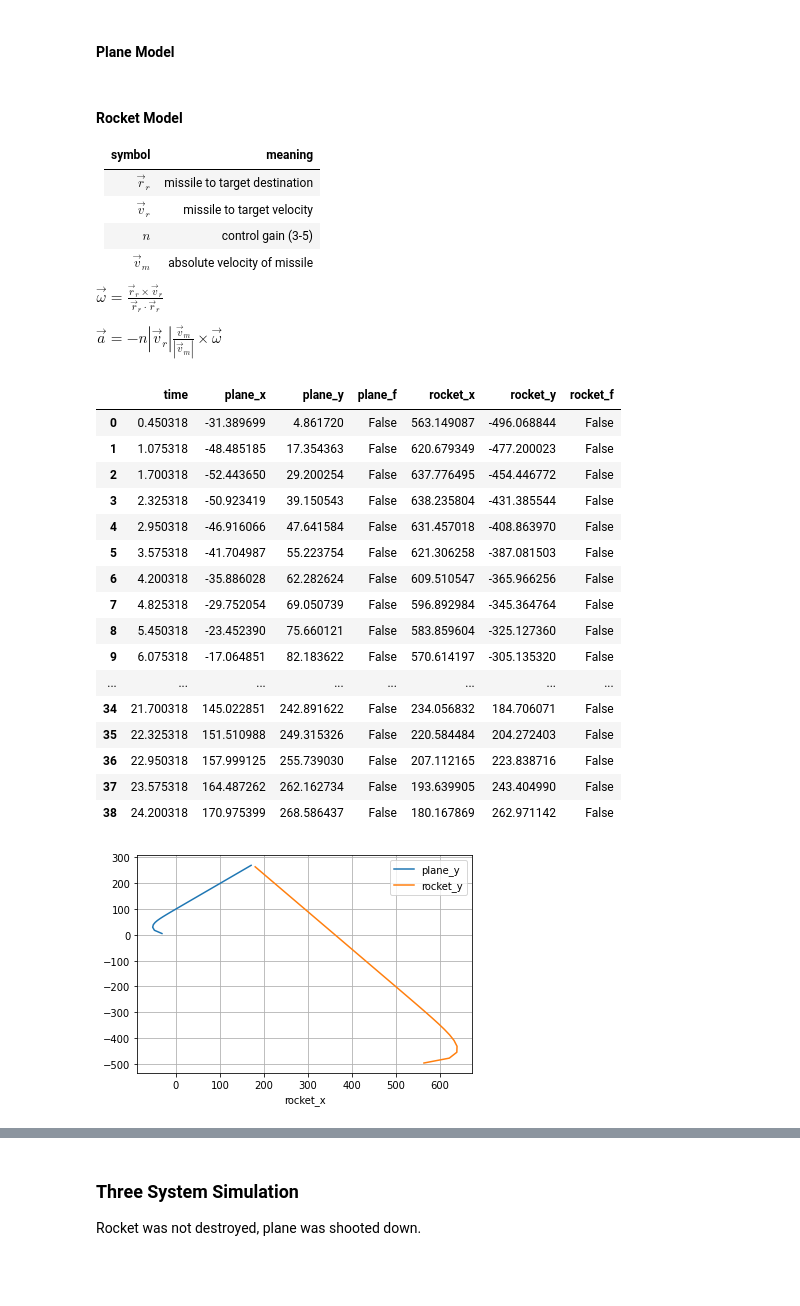
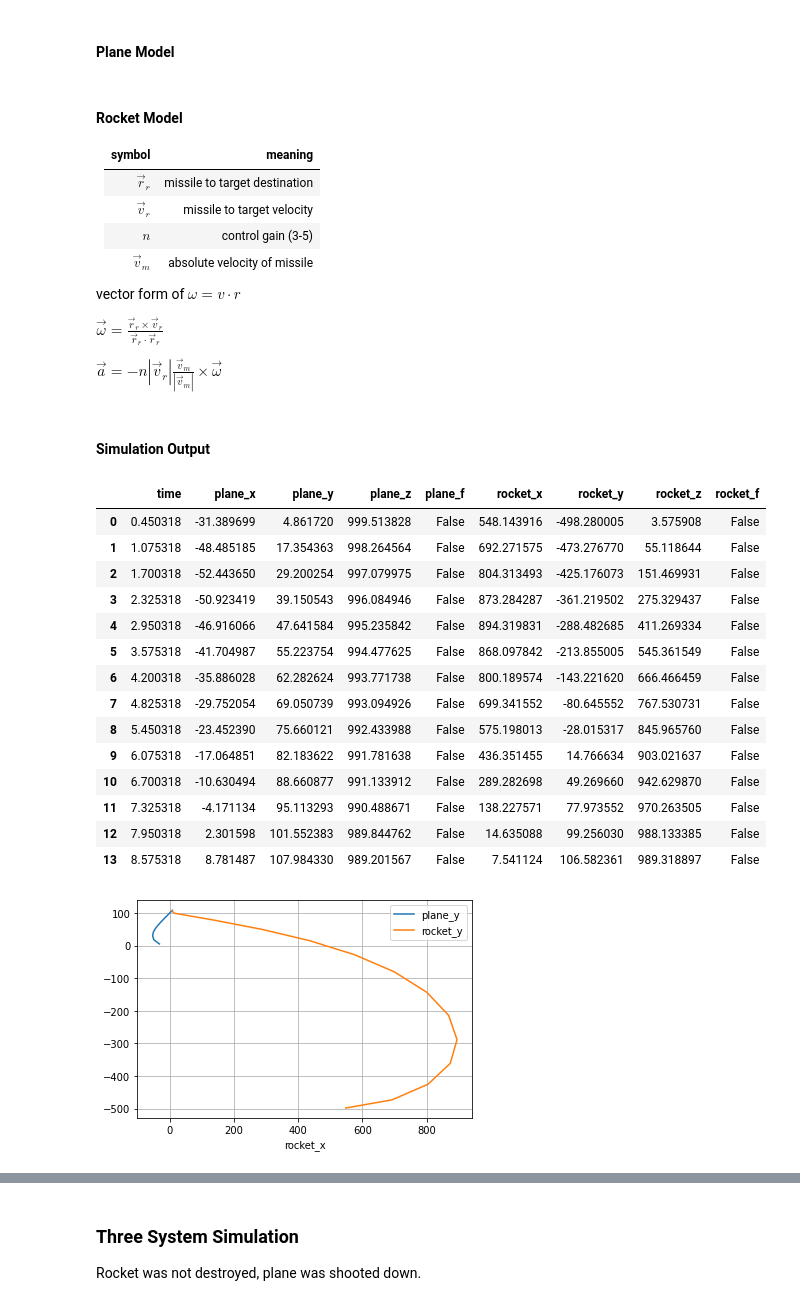
Before and after one commit to hrbolek/learning, a Jupyter notebook: operanalyst/simulation.ipynb, the cells around one changed output, grey strips where cells are left out. Cells and saved outputs as stored; diff of their text form; code cells hidden in the pictures; blank space fills up the shorter version.

```diff
--- a/operanalyst/simulation.ipynb
+++ b/operanalyst/simulation.ipynb
@@ -244,34 +244,37 @@ def createPlaneModel(input):
 | $n$ | control gain (3-5)|
 |$\vec v_m$| absolute velocity of missile |
 
+
+vector form of $\omega = v \cdot r$
+
 $\vec \omega = \frac {\vec r_r \times \vec v_r }{ \vec r_r \cdot \vec r_r }$
 
 $\vec a = -n|\vec v_r|\frac{\vec v_m}{|\vec v_m|} \times \vec \omega$
 # %%
-def createRocketModel01(rocketSystem, systemToDestroy, n = 3):
+def createRocketModel(rocketSystem, systemToDestroy, n = 3):
   localData = {'rocket': rocketSystem, 'target': systemToDestroy}
   def rocketModel(time, state):
     if localData['rocket']()['finished']:
       return [0, 0, 0, 0, 0, 0]
 
     currentInput = localData['target']()['result']['y']
-    #print('currentInput', currentInput)
+
+    currentPosition = np.array(state[3:])
     currentVelocity = np.array(state[:3])
+
+    targetPosition = np.array(currentInput[3:])
     targetVelocity  = np.array(currentInput[:3])
     currentVelocityAbs = np.linalg.norm(currentVelocity) # abs of vector
 
-    currentPosition = np.array(state[3:])
-    targetPosition = np.array(currentInput[3:])
+    positionR = targetPosition - currentPosition
+    positionRAbs = np.linalg.norm(positionR) # abs of vector
+    velocityR = targetVelocity - currentVelocity
+    velocityRAbs = np.linalg.norm(velocityR) # abs of vector
 
-    velocityR = targetVelocity - currentVelocity
-    positionR = targetPosition - currentPosition
+    omega = 1 / positionRAbs / positionRAbs * np.cross(positionR, velocityR)
 
-    velocityRAbs = np.linalg.norm(velocityR) # abs of vector
-    positionRAbs = np.linalg.norm(positionR) # abs of vector
-
-    omega = 1 / velocityRAbs / velocityRAbs * np.cross(positionR, velocityR)
-    neededAcceleration = -n * velocityRAbs / positionRAbs * \
-      np.cross(positionR, omega)
+    neededAcceleration = -n * velocityRAbs / currentVelocityAbs * \
+      np.cross(currentVelocity, omega)
     result = [*neededAcceleration, *currentVelocity]
 
     if positionRAbs < 1e0: # too close to target, eg. target hit
@@ -285,7 +288,7 @@ def createRocketModel01(rocketSystem, systemToDestroy, n = 3):
     return result
   return rocketModel
 
-def createRocketModel(rocketSystem, systemToDestroy, n = 1):
+def createRocketModelAx02(rocketSystem, systemToDestroy, n = 1):
   localData = {'rocket': rocketSystem, 'target': systemToDestroy}
   def rocketModel(time, state):
     if localData['rocket']()['finished']:
@@ -401,54 +404,56 @@ def createFixedTarget(x, y, z):
   def fixedPoint():
     return [x, y, z]
   return fixedPoint
+# %% [markdown]
+#### Simulation Output
 # %%
 simulatedObjects = []
 planeTarget = createFixedTarget(10000, 10000, 0)
 plane = createPlaneModel(planeTarget)
 rocket = createRocketModel(
     rocketSystem = lambda : simulatedObjects[1],
     systemToDestroy = lambda : simulatedObjects[0])
 
 simulatedObjects = [
   {'state0': [-100, 0, 0, 0, 0, 1000], 'model': plane, 'name': 'plane'},
   {'state0': [250, 0, 0, 500, -500, 0], 'model': rocket, 'name': 'rocket'},
   ]
 
 prepareSimulation(simulatedObjects, t0 = 0.0, t_bound = 2000, max_step = 0.0625)
 simResults = list(dilute(simulateInf(simulatedObjects, 1000), 10))
 
 ids = [
   {'name': 'time', 'selector': lambda item: item['plane']['result']['time']},
   {'name': 'plane_x', 'selector': lambda item: item['plane']['result']['y'][3]},
   {'name': 'plane_y', 'selector': lambda item: item['plane']['result']['y'][4]},
+  {'name': 'plane_z', 'selector': lambda item: item['plane']['result']['y'][5]},
   {'name': 'plane_f', 'selector': lambda item: item['plane']['finished']},
   {'name': 'rocket_x', 'selector': lambda item: item['rocket']['result']['y'][3]},
   {'name': 'rocket_y', 'selector': lambda item: item['rocket']['result']['y'][4]},
+  {'name': 'rocket_z', 'selector': lambda item: item['rocket']['result']['y'][5]},
   {'name': 'rocket_f', 'selector': lambda item: item['rocket']['finished']},
   ]
 
 reData = list(rearangeResults(simResults, ids))
 toHitData = list(filter(lambda item: not item['plane_f'], reData))
 displayData(toHitData)
 ax = plotData(toHitData, x = 'plane_x', y = 'plane_y')
 ax = plotData(toHitData, x = 'rocket_x', y = 'rocket_y', ax = ax)
 plt.grid(which='both')
 # %% [output]
-|  | time | plane_x | plane_y | plane_f | rocket_x | rocket_y | rocket_f |
-| 0 | 0.450318 | -31.389699 | 4.861720 | False | 563.149087 | -496.068844 | False |
-| 1 | 1.075318 | -48.485185 | 17.354363 | False | 620.679349 | -477.200023 | False |
-| 2 | 1.700318 | -52.443650 | 29.200254 | False | 637.776495 | -454.446772 | False |
-| 3 | 2.325318 | -50.923419 | 39.150543 | False | 638.235804 | -431.385544 | False |
-| 4 | 2.950318 | -46.916066 | 47.641584 | False | 631.457018 | -408.863970 | False |
-| 5 | 3.575318 | -41.704987 | 55.223754 | False | 621.306258 | -387.081503 | False |
-| 6 | 4.200318 | -35.886028 | 62.282624 | False | 609.510547 | -365.966256 | False |
-| 7 | 4.825318 | -29.752054 | 69.050739 | False | 596.892984 | -345.364764 | False |
-| 8 | 5.450318 | -23.452390 | 75.660121 | False | 583.859604 | -325.127360 | False |
-| 9 | 6.075318 | -17.064851 | 82.183622 | False | 570.614197 | -305.135320 | False |
-| ... | ... | ... | ... | ... | ... | ... | ... |
-| 34 | 21.700318 | 145.022851 | 242.891622 | False | 234.056832 | 184.706071 | False |
-| 35 | 22.325318 | 151.510988 | 249.315326 | False | 220.584484 | 204.272403 | False |
-| 36 | 22.950318 | 157.999125 | 255.739030 | False | 207.112165 | 223.838716 | False |
-| 37 | 23.575318 | 164.487262 | 262.162734 | False | 193.639905 | 243.404990 | False |
-| 38 | 24.200318 | 170.975399 | 268.586437 | False | 180.167869 | 262.971142 | False |
+|  | time | plane_x | plane_y | plane_z | plane_f | rocket_x | rocket_y | rocket_z | rocket_f |
+| 0 | 0.450318 | -31.389699 | 4.861720 | 999.513828 | False | 548.143916 | -498.280005 | 3.575908 | False |
+| 1 | 1.075318 | -48.485185 | 17.354363 | 998.264564 | False | 692.271575 | -473.276770 | 55.118644 | False |
+| 2 | 1.700318 | -52.443650 | 29.200254 | 997.079975 | False | 804.313493 | -425.176073 | 151.469931 | False |
+| 3 | 2.325318 | -50.923419 | 39.150543 | 996.084946 | False | 873.284287 | -361.219502 | 275.329437 | False |
+| 4 | 2.950318 | -46.916066 | 47.641584 | 995.235842 | False | 894.319831 | -288.482685 | 411.269334 | False |
+| 5 | 3.575318 | -41.704987 | 55.223754 | 994.477625 | False | 868.097842 | -213.855005 | 545.361549 | False |
+| 6 | 4.200318 | -35.886028 | 62.282624 | 993.771738 | False | 800.189574 | -143.221620 | 666.466459 | False |
+| 7 | 4.825318 | -29.752054 | 69.050739 | 993.094926 | False | 699.341552 | -80.645552 | 767.530731 | False |
+| 8 | 5.450318 | -23.452390 | 75.660121 | 992.433988 | False | 575.198013 | -28.015317 | 845.965760 | False |
+| 9 | 6.075318 | -17.064851 | 82.183622 | 991.781638 | False | 436.351455 | 14.766634 | 903.021637 | False |
+| 10 | 6.700318 | -10.630494 | 88.660877 | 991.133912 | False | 289.282698 | 49.269660 | 942.629870 | False |
+| 11 | 7.325318 | -4.171134 | 95.113293 | 990.488671 | False | 138.227571 | 77.973552 | 970.263505 | False |
+| 12 | 7.950318 | 2.301598 | 101.552383 | 989.844762 | False | 14.635088 | 99.256030 | 988.133385 | False |
+| 13 | 8.575318 | 8.781487 | 107.984330 | 989.201567 | False | 7.541124 | 106.582361 | 989.318897 | False |
-[figure, old version]
+[figure, new version]
```
Also changed, not shown: parts of 5 cells of this notebook.
